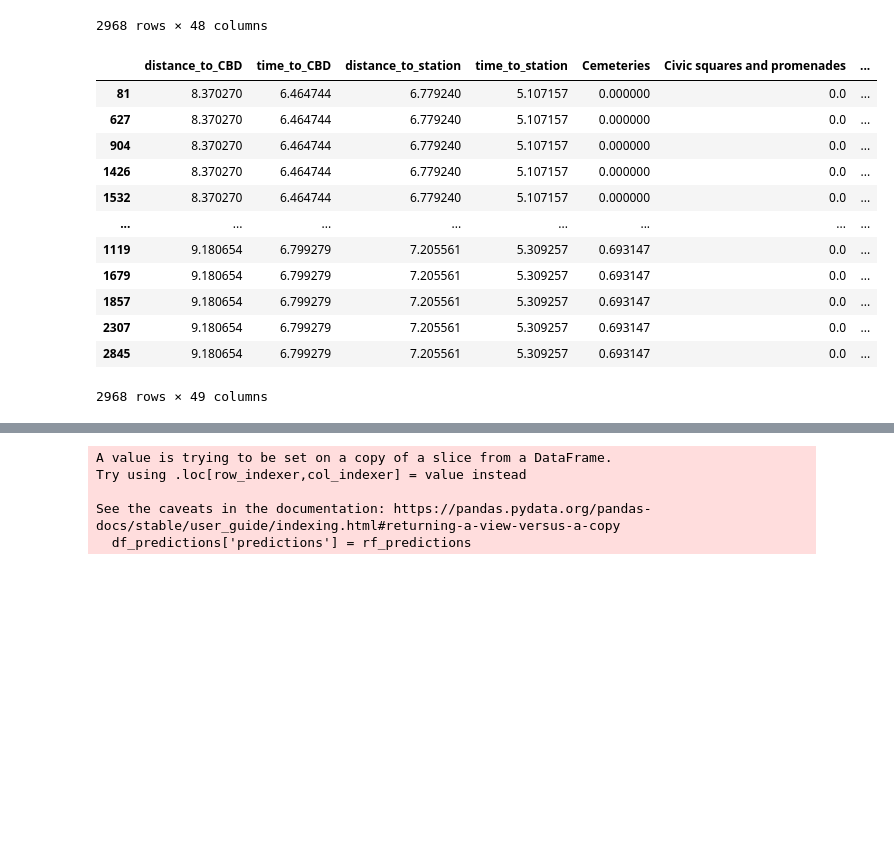
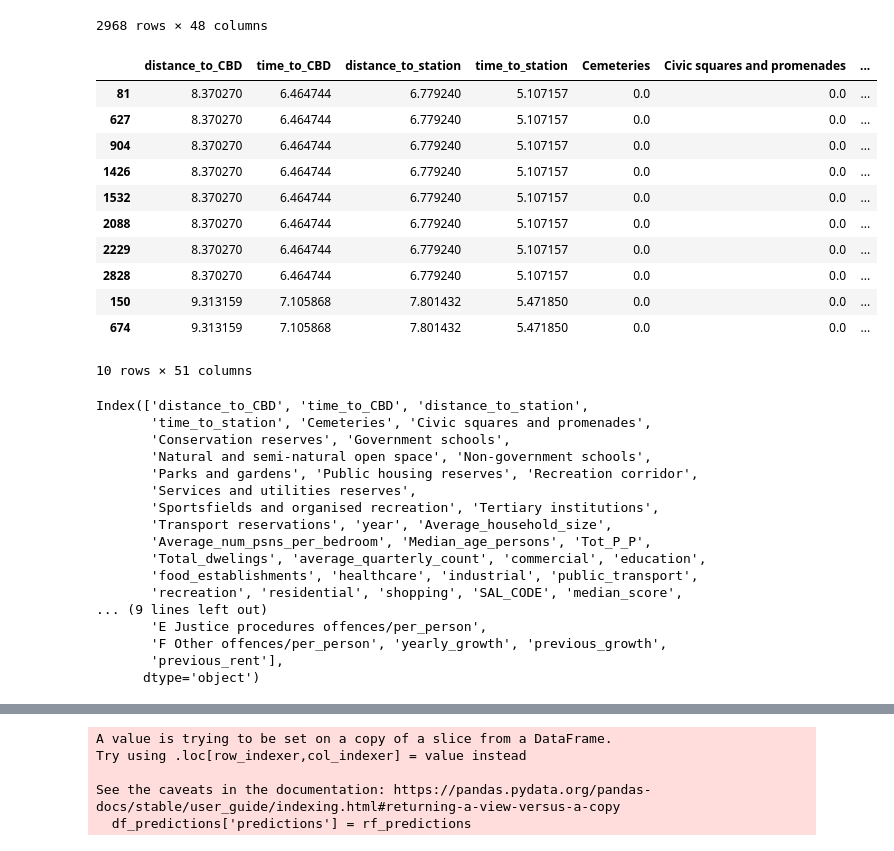
Before and after one commit to MAST30034-AppliedDataScience/project-2-group-real-estate-industry-project-8, a Jupyter notebook: models/percentage_model.ipynb, the cells around one changed output, grey strips where cells are left out. Drawn from its saved outputs; the diff is of its cells as text; code cells hidden in the pictures; blank space fills up the shorter version.

```diff
--- a/models/percentage_model.ipynb
+++ b/models/percentage_model.ipynb
@@ -21,22 +21,44 @@ df
 # %%
 # Step 1: Sort the DataFrame by SAL_CODE and year
 df = df.sort_values(by=['SAL_CODE', 'year'])
 
-# Step 2: Group by SAL_CODE and calculate the yearly growth
+# Step 2: Calculate the yearly growth
 df['yearly_growth'] = df.groupby('SAL_CODE')["average_weekly_rent/inflation/household_size"].pct_change()
+df['previous_growth'] = df.groupby('SAL_CODE')['average_weekly_rent/inflation/household_size'].pct_change().shift(1)
+
+df['previous_rent'] = df.groupby('SAL_CODE')["average_weekly_rent/inflation/household_size"].shift(1)
+
+df.head(10)
+# %% [output]
+|  | distance_to_CBD | time_to_CBD | distance_to_station | time_to_station | Cemeteries | Civic squares and promenades | ... |
+| 81 | 8.370270 | 6.464744 | 6.779240 | 5.107157 | 0.0 | 0.0 | ... |
+| 627 | 8.370270 | 6.464744 | 6.779240 | 5.107157 | 0.0 | 0.0 | ... |
+| 904 | 8.370270 | 6.464744 | 6.779240 | 5.107157 | 0.0 | 0.0 | ... |
+| 1426 | 8.370270 | 6.464744 | 6.779240 | 5.107157 | 0.0 | 0.0 | ... |
+| 1532 | 8.370270 | 6.464744 | 6.779240 | 5.107157 | 0.0 | 0.0 | ... |
+| 2088 | 8.370270 | 6.464744 | 6.779240 | 5.107157 | 0.0 | 0.0 | ... |
+| 2229 | 8.370270 | 6.464744 | 6.779240 | 5.107157 | 0.0 | 0.0 | ... |
+| 2828 | 8.370270 | 6.464744 | 6.779240 | 5.107157 | 0.0 | 0.0 | ... |
+| 150 | 9.313159 | 7.105868 | 7.801432 | 5.471850 | 0.0 | 0.0 | ... |
+| 674 | 9.313159 | 7.105868 | 7.801432 | 5.471850 | 0.0 | 0.0 | ... |
+10 rows × 51 columns
 # %%
-df
+df.columns
 # %% [output]
-|  | distance_to_CBD | time_to_CBD | distance_to_station | time_to_station | Cemeteries | Civic squares and promenades | ... |
-| 81 | 8.370270 | 6.464744 | 6.779240 | 5.107157 | 0.000000 | 0.0 | ... |
-| 627 | 8.370270 | 6.464744 | 6.779240 | 5.107157 | 0.000000 | 0.0 | ... |
-| 904 | 8.370270 | 6.464744 | 6.779240 | 5.107157 | 0.000000 | 0.0 | ... |
-| 1426 | 8.370270 | 6.464744 | 6.779240 | 5.107157 | 0.000000 | 0.0 | ... |
-| 1532 | 8.370270 | 6.464744 | 6.779240 | 5.107157 | 0.000000 | 0.0 | ... |
-| ... | ... | ... | ... | ... | ... | ... | ... |
-| 1119 | 9.180654 | 6.799279 | 7.205561 | 5.309257 | 0.693147 | 0.0 | ... |
-| 1679 | 9.180654 | 6.799279 | 7.205561 | 5.309257 | 0.693147 | 0.0 | ... |
-| 1857 | 9.180654 | 6.799279 | 7.205561 | 5.309257 | 0.693147 | 0.0 | ... |
-| 2307 | 9.180654 | 6.799279 | 7.205561 | 5.309257 | 0.693147 | 0.0 | ... |
-| 2845 | 9.180654 | 6.799279 | 7.205561 | 5.309257 | 0.693147 | 0.0 | ... |
-2968 rows × 49 columns
+Index(['distance_to_CBD', 'time_to_CBD', 'distance_to_station',
+       'time_to_station', 'Cemeteries', 'Civic squares and promenades',
+       'Conservation reserves', 'Government schools',
+       'Natural and semi-natural open space', 'Non-government schools',
+       'Parks and gardens', 'Public housing reserves', 'Recreation corridor',
+       'Services and utilities reserves',
+       'Sportsfields and organised recreation', 'Tertiary institutions',
+       'Transport reservations', 'year', 'Average_household_size',
+       'Average_num_psns_per_bedroom', 'Median_age_persons', 'Tot_P_P',
+       'Total_dwelings', 'average_quarterly_count', 'commercial', 'education',
+       'food_establishments', 'healthcare', 'industrial', 'public_transport',
+       'recreation', 'residential', 'shopping', 'SAL_CODE', 'median_score',
+... (9 lines left out)
+       'E Justice procedures offences/per_person',
+       'F Other offences/per_person', 'yearly_growth', 'previous_growth',
+       'previous_rent'],
+      dtype='object')
```
Also changed, not shown: parts of 14 cells of this notebook, 9 other files.
